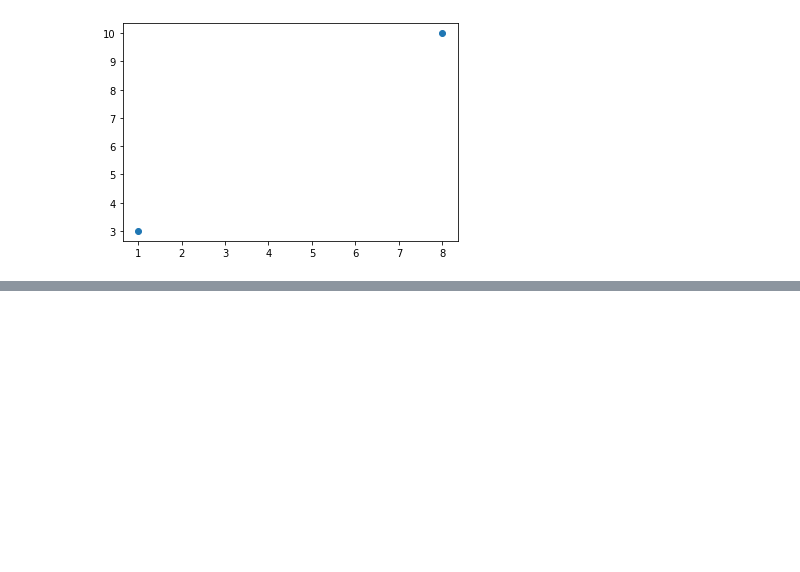
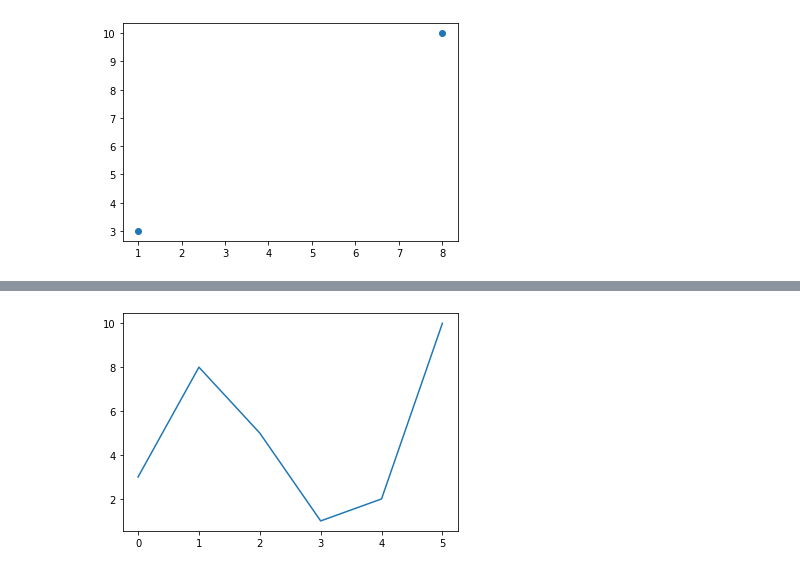
Before and after one commit to chimaihueze/Basics-of-Matplotlib, a Jupyter notebook: matplotlib_plotting.ipynb, the cells around one changed output, grey strips where cells are left out. Cells and saved outputs as stored; diff of their text form; code cells hidden in the pictures; blank space fills up the shorter version.

```diff
--- a/matplotlib_plotting.ipynb
+++ b/matplotlib_plotting.ipynb
@@ -53,0 +54,6 @@ plt.show()
+# %%
+b = np.array([3, 8, 5, 1, 2, 10])
+plt.plot(b)
+plt.show()
+# %% [output]
+[figure, added]
```
Also changed, not shown: parts of 2 cells of this notebook.
